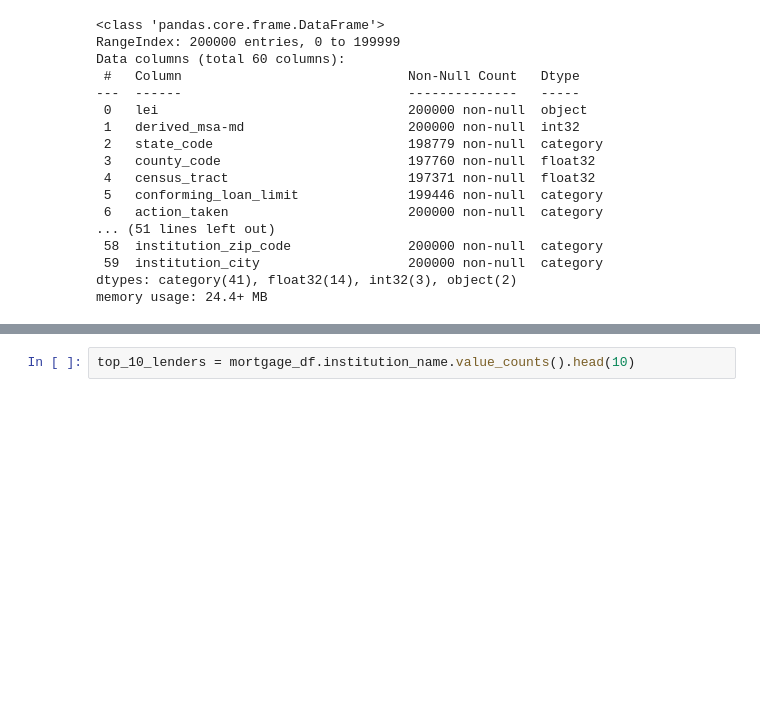
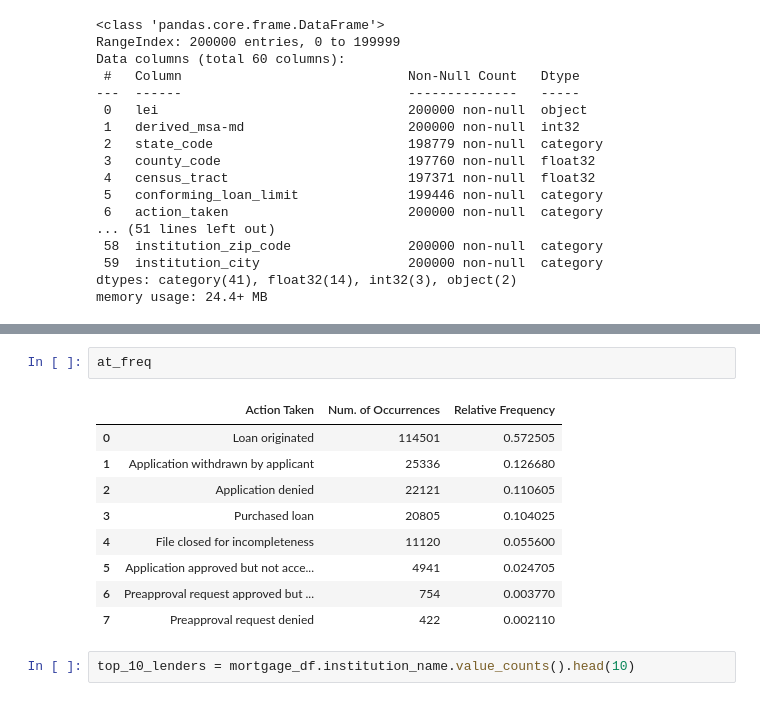
Before and after one commit to mandelbrojt/hmda-eda, a Jupyter notebook: us-mortgage-lending-eda.ipynb, the cells around one changed output, grey strips where cells are left out. Cells and saved outputs as stored; diff of their text form; blank space fills up the shorter version.

```diff
--- a/us-mortgage-lending-eda.ipynb
+++ b/us-mortgage-lending-eda.ipynb
@@ -295,3 +307,15 @@ dtypes_donut.show()
+# %%
+at_freq
+# %% [output]
+|  | Action Taken | Num. of Occurrences | Relative Frequency |
+| 0 | Loan originated | 114501 | 0.572505 |
+| 1 | Application withdrawn by applicant | 25336 | 0.126680 |
+| 2 | Application denied | 22121 | 0.110605 |
+| 3 | Purchased loan | 20805 | 0.104025 |
+| 4 | File closed for incompleteness | 11120 | 0.055600 |
+| 5 | Application approved but not acce... | 4941 | 0.024705 |
+| 6 | Preapproval request approved but ... | 754 | 0.003770 |
+| 7 | Preapproval request denied | 422 | 0.002110 |
 # %%
 top_10_lenders = mortgage_df.institution_name.value_counts().head(10)
 # %%
```
Also changed, not shown: parts of 9 cells of this notebook.
